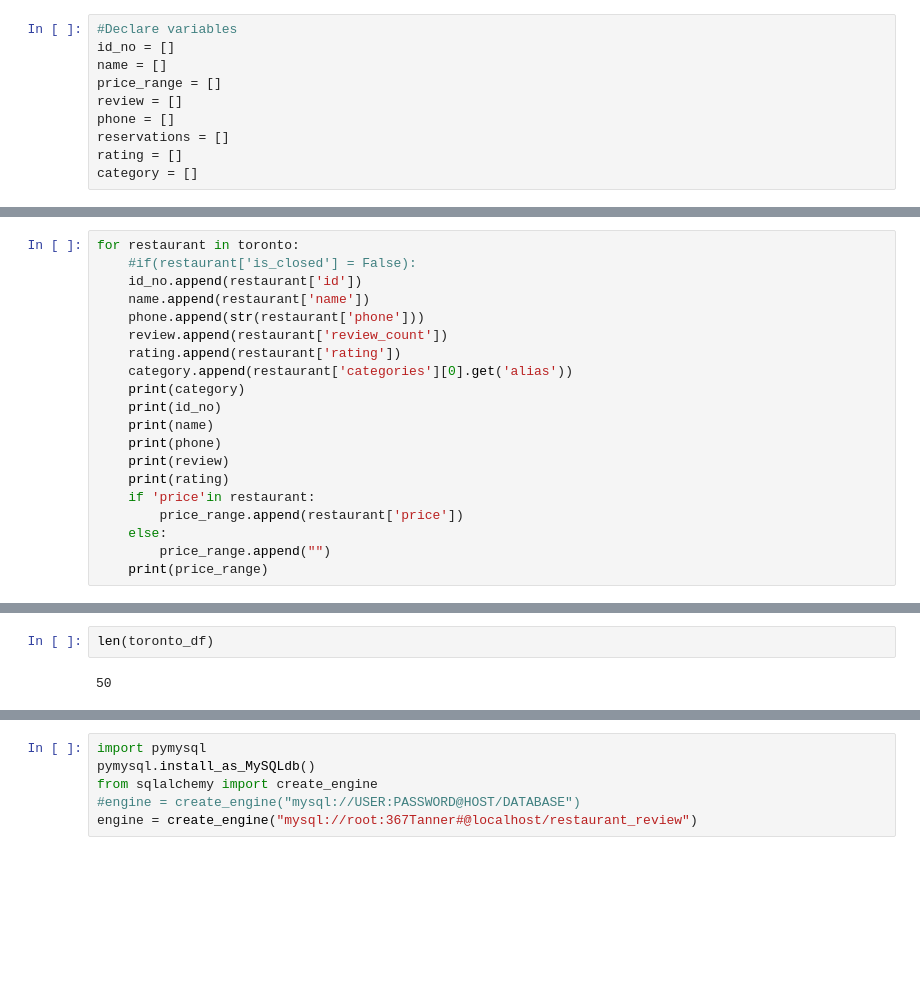
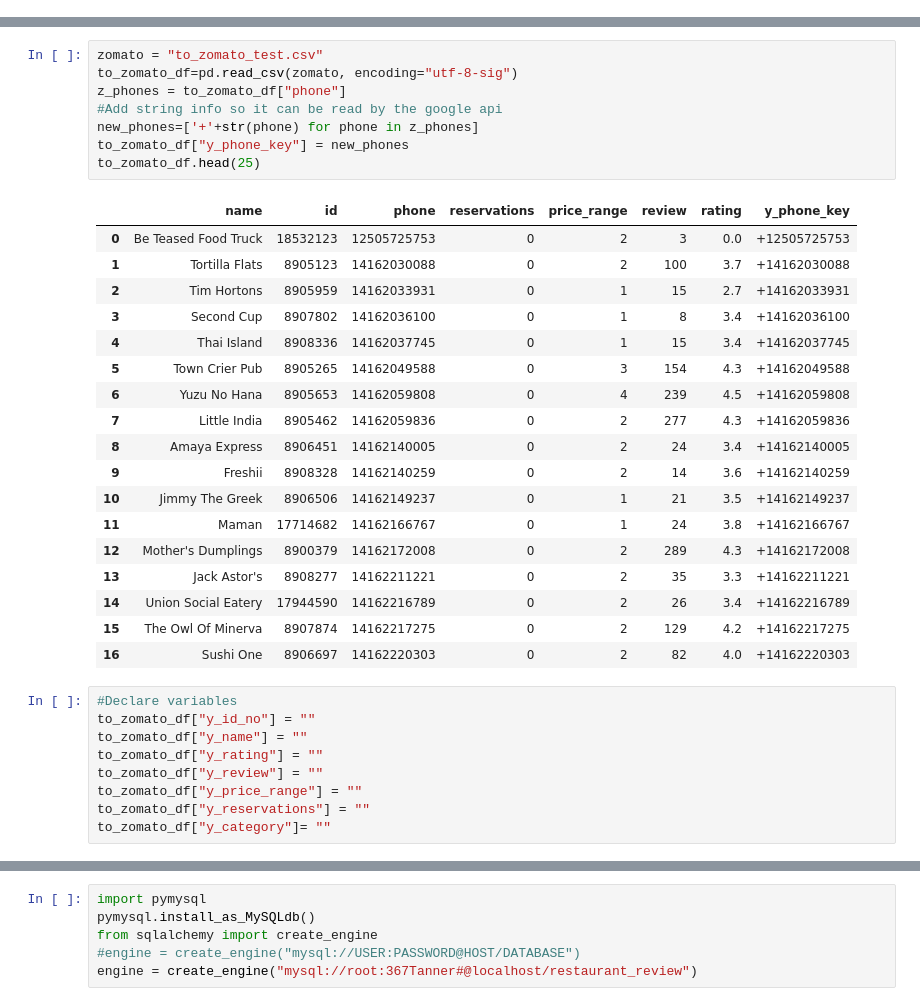
Before and after one commit to afreites/DineoutConsolidator, a Jupyter notebook: data/yelp_db.ipynb, the cells around one changed output, grey strips where cells are left out. Saved outputs shown, nothing was run; the diff lists cells and outputs as text; blank space fills up the shorter version.

```diff
--- a/data/yelp_db.ipynb
+++ b/data/yelp_db.ipynb
@@ -13,11 +11 @@ api_key='N3WlDHdPmw7XNd3xW_Aps_fOfuF2KPhhjFKmB4p1CQBTVlRn1evuAwFWDt-sUqrfCUsqP0D
 headers = {'Authorization': 'Bearer %s' % api_key}
-# %%
-#Declare variables
-id_no = []
-name = []
-price_range = []
-review = []
-phone = []
-reservations = []
-rating = []
-category = []
@@ -48,20 +11,0 @@ toronto = parsed_ld["businesses"]
-# %%
-for restaurant in toronto:
-    #if(restaurant['is_closed'] = False):
-    id_no.append(restaurant['id'])
-    name.append(restaurant['name'])
-    phone.append(str(restaurant['phone']))
-    review.append(restaurant['review_count'])
-    rating.append(restaurant['rating'])
-    category.append(restaurant['categories'][0].get('alias'))
-    print(category)
-    print(id_no)
-    print(name)
-    print(phone)
-    print(review)
-    print(rating)
-    if 'price'in restaurant:
-        price_range.append(restaurant['price'])
-    else:
-        price_range.append("")
-    print(price_range)
@@ -109,4 +12,36 @@ toronto_df.head(55)
-# %%
-len(toronto_df)
-# %% [output]
-50
+# %%
+zomato = "to_zomato_test.csv"
+to_zomato_df=pd.read_csv(zomato, encoding="utf-8-sig")
+z_phones = to_zomato_df["phone"]
+#Add string info so it can be read by the google api
+new_phones=['+'+str(phone) for phone in z_phones]
+to_zomato_df["y_phone_key"] = new_phones
+to_zomato_df.head(25)
+# %% [output]
+|  | name | id | phone | reservations | price_range | review | rating | y_phone_key |
+| 0 | Be Teased Food Truck | 18532123 | 12505725753 | 0 | 2 | 3 | 0.0 | +12505725753 |
+| 1 | Tortilla Flats | 8905123 | 14162030088 | 0 | 2 | 100 | 3.7 | +14162030088 |
+| 2 | Tim Hortons | 8905959 | 14162033931 | 0 | 1 | 15 | 2.7 | +14162033931 |
+| 3 | Second Cup | 8907802 | 14162036100 | 0 | 1 | 8 | 3.4 | +14162036100 |
+| 4 | Thai Island | 8908336 | 14162037745 | 0 | 1 | 15 | 3.4 | +14162037745 |
+| 5 | Town Crier Pub | 8905265 | 14162049588 | 0 | 3 | 154 | 4.3 | +14162049588 |
+| 6 | Yuzu No Hana | 8905653 | 14162059808 | 0 | 4 | 239 | 4.5 | +14162059808 |
+| 7 | Little India | 8905462 | 14162059836 | 0 | 2 | 277 | 4.3 | +14162059836 |
+| 8 | Amaya Express | 8906451 | 14162140005 | 0 | 2 | 24 | 3.4 | +14162140005 |
+| 9 | Freshii | 8908328 | 14162140259 | 0 | 2 | 14 | 3.6 | +14162140259 |
+| 10 | Jimmy The Greek | 8906506 | 14162149237 | 0 | 1 | 21 | 3.5 | +14162149237 |
+| 11 | Maman | 17714682 | 14162166767 | 0 | 1 | 24 | 3.8 | +14162166767 |
+| 12 | Mother's Dumplings | 8900379 | 14162172008 | 0 | 2 | 289 | 4.3 | +14162172008 |
+| 13 | Jack Astor's | 8908277 | 14162211221 | 0 | 2 | 35 | 3.3 | +14162211221 |
+| 14 | Union Social Eatery | 17944590 | 14162216789 | 0 | 2 | 26 | 3.4 | +14162216789 |
+| 15 | The Owl Of Minerva | 8907874 | 14162217275 | 0 | 2 | 129 | 4.2 | +14162217275 |
+| 16 | Sushi One | 8906697 | 14162220303 | 0 | 2 | 82 | 4.0 | +14162220303 |
+# %%
+#Declare variables
+to_zomato_df["y_id_no"] = ""
+to_zomato_df["y_name"] = ""
+to_zomato_df["y_rating"] = ""
+to_zomato_df["y_review"] = ""
+to_zomato_df["y_price_range"] = ""
+to_zomato_df["y_reservations"] = ""
+to_zomato_df["y_category"]= ""
```
Also changed, not shown: parts of 13 cells of this notebook, 2 other files.
